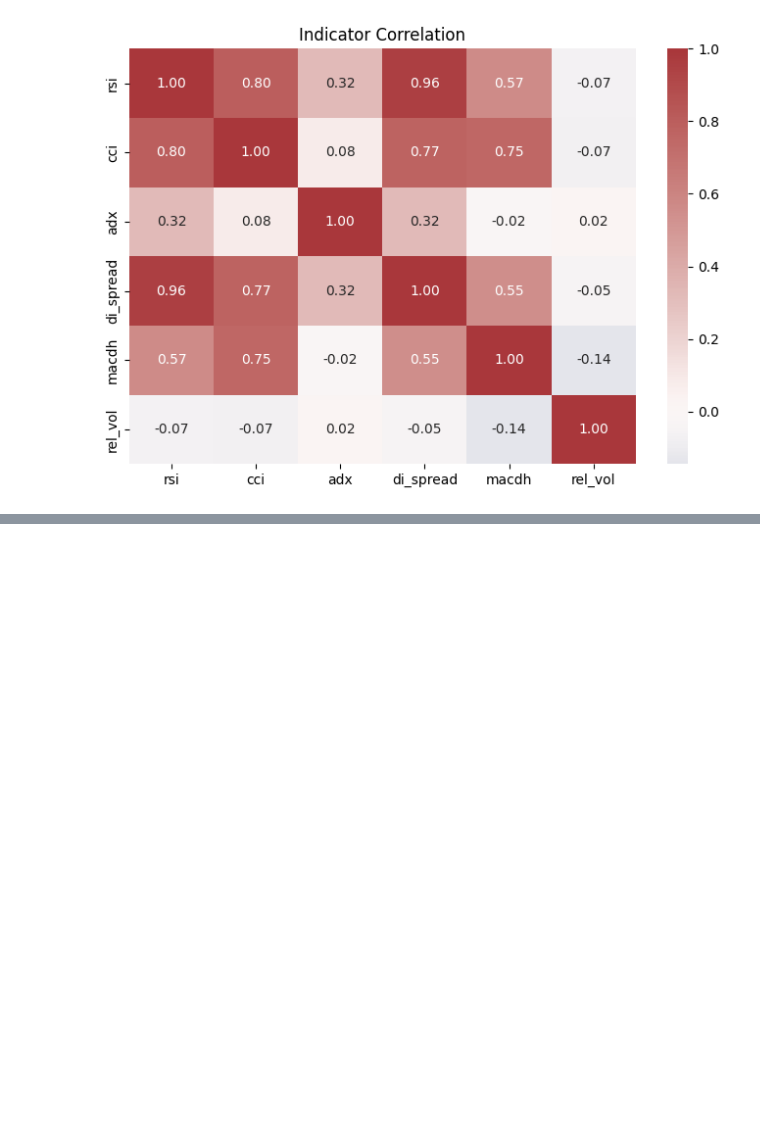
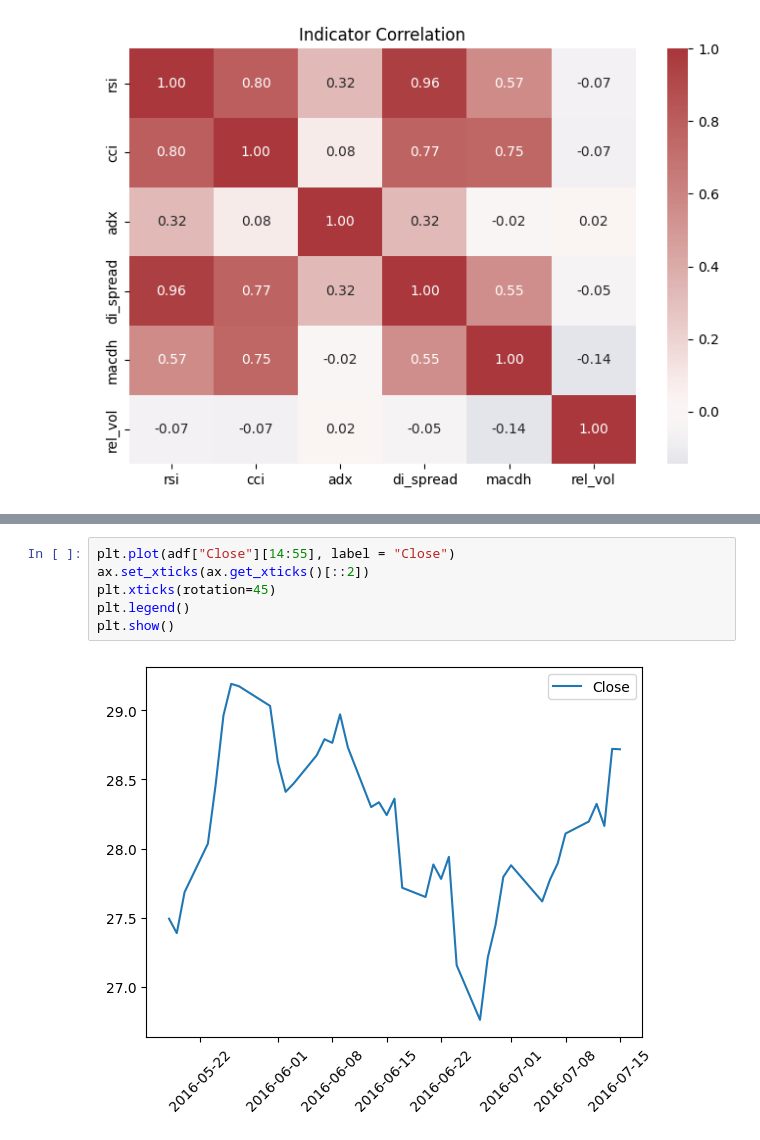
Before and after one commit to sanyam-dev/precog_test, a Jupyter notebook: task 1/task1.ipynb, the cells around one changed output, grey strips where cells are left out. Drawn from its saved outputs; the diff is of its cells as text; blank space fills up the shorter version.

```diff
--- a/task 1/task1.ipynb
+++ b/task 1/task1.ipynb
@@ -648,0 +702,8 @@ Info:  {}
+# %%
+plt.plot(adf["Close"][14:55], label = "Close")
+ax.set_xticks(ax.get_xticks()[::2])
+plt.xticks(rotation=45)
+plt.legend()
+plt.show()
+# %% [output]
+[figure, added]
```
Also changed, not shown: parts of 13 cells of this notebook, 1 other file.
